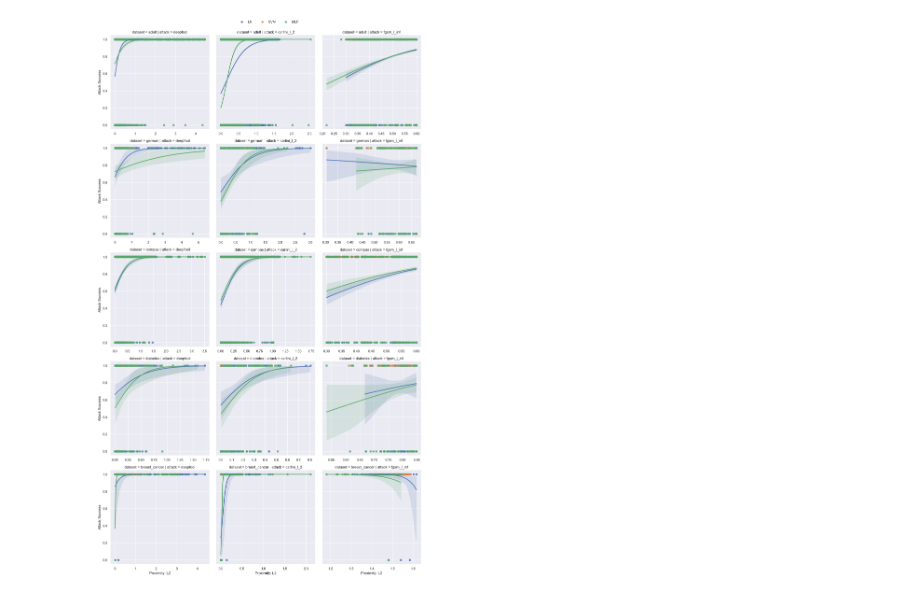
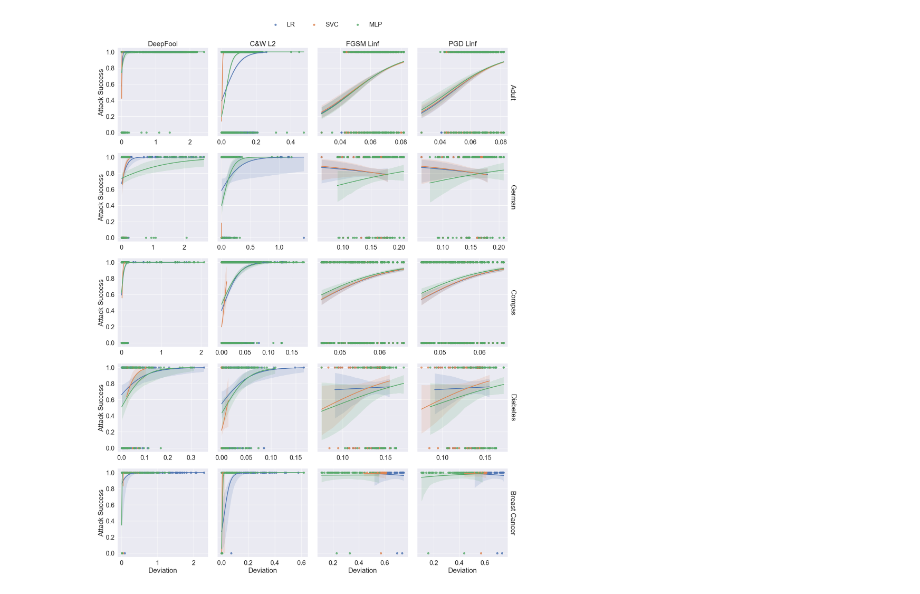
Before and after one commit to ZhipengHe/Imperceptibility-in-Adversarial-attack, a Jupyter notebook: 5_visualisation.ipynb, the cells around one changed output. Cells and saved outputs as stored; diff of their text form; code cells hidden in the pictures.

```diff
--- a/5_visualisation.ipynb
+++ b/5_visualisation.ipynb
@@ -24,7 +24,7 @@ attack_list = [
         # 'mim',
         # 'pgd_l_1',
         # 'pgd_l_2',
-        # 'pgd_l_inf',
+        'pgd_l_inf',
 
         # 'boundary',
         # 'hopskipjump_l_2', 'hopskipjump_l_inf'
@@ -94,4 +94,16 @@ See the caveats in the documentation: https://pandas.pydata.org/pandas-docs/stab
 # %%
 data_list_list_df = pd.concat(data_list_list, axis=0)
 data_list_list_df = data_list_list_df.astype({'eval_L2':float, 'eval_Sen':float, 'eval_Mahalanobis':float, 'attack_success': float})
+# %%
+# replace cell values
+data_list_list_df['attack'] = data_list_list_df['attack'].replace('fgsm_l_inf', 'FGSM Linf')
+data_list_list_df['attack'] = data_list_list_df['attack'].replace('pgd_l_inf', 'PGD Linf')
+data_list_list_df['attack'] = data_list_list_df['attack'].replace('carlini_l_2', 'C&W L2')
+data_list_list_df['attack'] = data_list_list_df['attack'].replace('deepfool', 'DeepFool')
+
+data_list_list_df['dataset'] = data_list_list_df['dataset'].replace('adult', 'Adult')
+data_list_list_df['dataset'] = data_list_list_df['dataset'].replace('german', 'German')
+data_list_list_df['dataset'] = data_list_list_df['dataset'].replace('compas', 'Compas')
+data_list_list_df['dataset'] = data_list_list_df['dataset'].replace('diabetes', 'Diabetes')
+data_list_list_df['dataset'] = data_list_list_df['dataset'].replace('breast_cancer', 'Breast Cancer')
 # %%
@@ -99,7 +111,7 @@ data_list_list_df.to_csv(f'all_imp.csv')
 # %%
 
 sns.set_theme()
-sns.set(font_scale=1.4)
+sns.set(font_scale=1.9)
 
 # Plot sepal width as a function of sepal_length across days
 g = sns.lmplot(
@@ -108,15 +120,16 @@ g = sns.lmplot(
     hue="model", col='attack', row='dataset',
     # height=5,
     logistic=True,
-    facet_kws=dict(sharex=False, sharey=True),
+    facet_kws=dict(sharex=False, sharey=True, margin_titles=True),
 )
-
+g.set_titles(col_template="{col_name}", row_template="{row_name}")
 # Use more informative axis labels than are provided by default
 g.set_axis_labels("Proximity: L2", "Attack Success")
 sns.move_legend(
     g, "lower center",
     bbox_to_anchor=(.5, 1), ncol=3, title=None, frameon=False,
 )
+
 # g.set_titles("Dataset: Diabetes  Attack: FGSM Linf")
 # g.set(title="Dataset: Diabetes  Attack: FGSM Linf")
 # sns.plt.show()
@@ -125,26 +138,26 @@ sns.move_legend(
 # %%
 
 sns.set_theme()
-
+sns.set(font_scale=1.9)
 
 # Plot sepal width as a function of sepal_length across days
 g = sns.lmplot(
     data=data_list_list_df,
-    x="eval_L2", y="attack_success",
+    x="eval_Mahalanobis", y="attack_success",
     hue="model", col='attack', row='dataset',
     # height=5,
     logistic=True,
-    facet_kws=dict(sharex=False, sharey=True),
+    facet_kws=dict(sharex=False, sharey=True, margin_titles=True),
 )
-
+g.set_titles(col_template="{col_name}", row_template="{row_name}")
 # Use more informative axis labels than are provided by default
-g.set_axis_labels("Proximity: L2", "Attack Success")
+g.set_axis_labels("Deviation", "Attack Success")
 sns.move_legend(
     g, "lower center",
     bbox_to_anchor=(.5, 1), ncol=3, title=None, frameon=False,
 )
 # g.set_titles("Dataset: Diabetes  Attack: FGSM Linf")
 # g.set(title="Dataset: Diabetes  Attack: FGSM Linf")
 # sns.plt.show()
 # %% [output]
-[figure, old version]
+[figure, new version]
```
Also changed, not shown: parts of 5 cells of this notebook, 18 other files.
